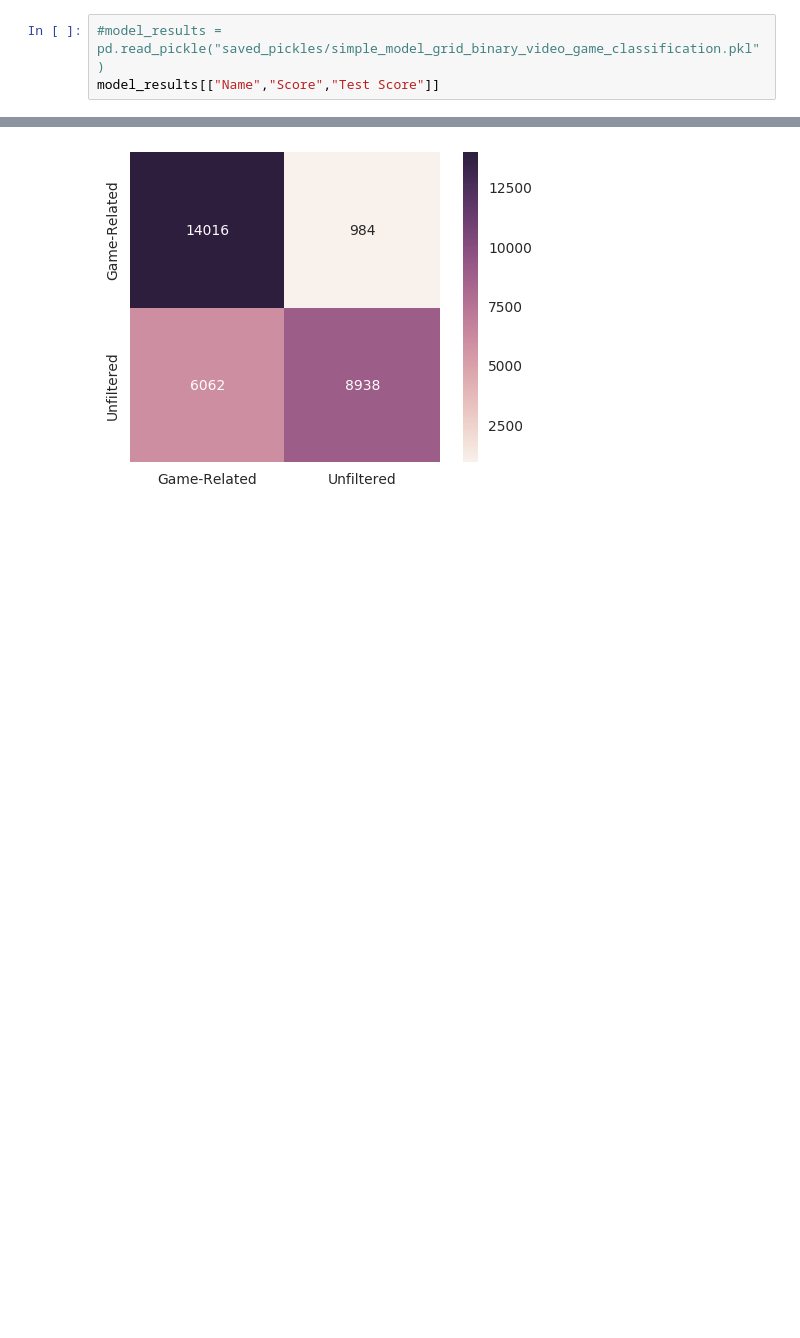
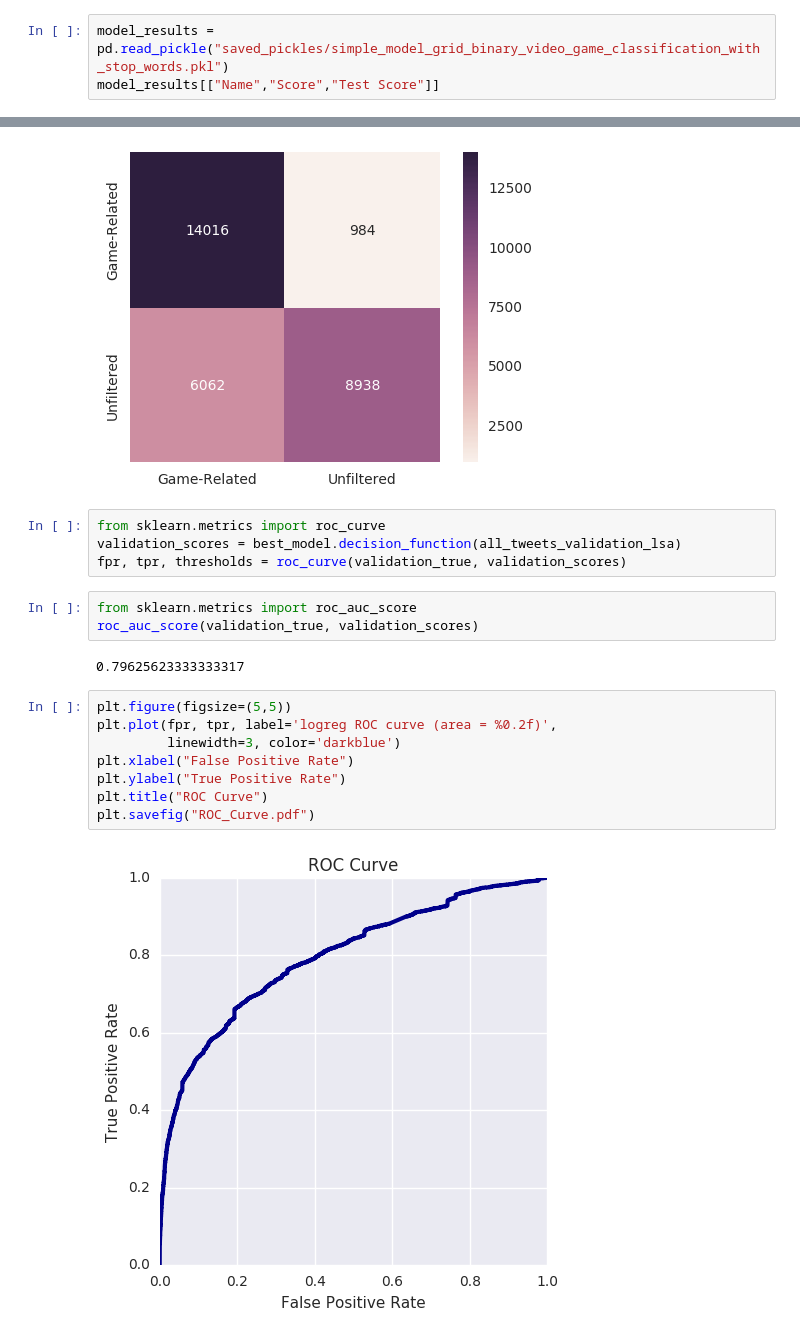
Before and after one commit to davidsanford/DSI_Capstone, a Jupyter notebook: Binary_Classification_Model.ipynb, the cells around one changed output, grey strips where cells are left out. Drawn from its saved outputs; the diff is of its cells as text; blank space fills up the shorter version.

```diff
--- a/Binary_Classification_Model.ipynb
+++ b/Binary_Classification_Model.ipynb
@@ -82,7 +93,7 @@ model_results.to_pickle("saved_pickles/simple_model_grid_binary_video_game_class
 # %%
 #model_results.to_pickle("saved_pickles/simple_model_grid_binary_video_game_classification.pkl")
 # %%
-#model_results = pd.read_pickle("saved_pickles/simple_model_grid_binary_video_game_classification.pkl")
+model_results = pd.read_pickle("saved_pickles/simple_model_grid_binary_video_game_classification_with_stop_words.pkl")
 model_results[["Name","Score","Test Score"]]
 # %% [output]
 |  | Name | Score | Test Score |
@@ -165,3 +176,22 @@ sns.heatmap(cm, square=True,annot=True,fmt='d',cbar=True,
 # %% [output]
 <matplotlib.axes._subplots.AxesSubplot at 0x...>
 [figure]
+# %%
+from sklearn.metrics import roc_curve
+validation_scores = best_model.decision_function(all_tweets_validation_lsa)
+fpr, tpr, thresholds = roc_curve(validation_true, validation_scores)
+# %%
+from sklearn.metrics import roc_auc_score
+roc_auc_score(validation_true, validation_scores)
+# %% [output]
+0.79625623333333317
+# %%
+plt.figure(figsize=(5,5))
+plt.plot(fpr, tpr, label='logreg ROC curve (area = %0.2f)',
+         linewidth=3, color='darkblue')
+plt.xlabel("False Positive Rate")
+plt.ylabel("True Positive Rate")
+plt.title("ROC Curve")
+plt.savefig("ROC_Curve.pdf")
+# %% [output]
+[figure, added]
```
Also changed, not shown: parts of 4 cells of this notebook, 7 other files.
